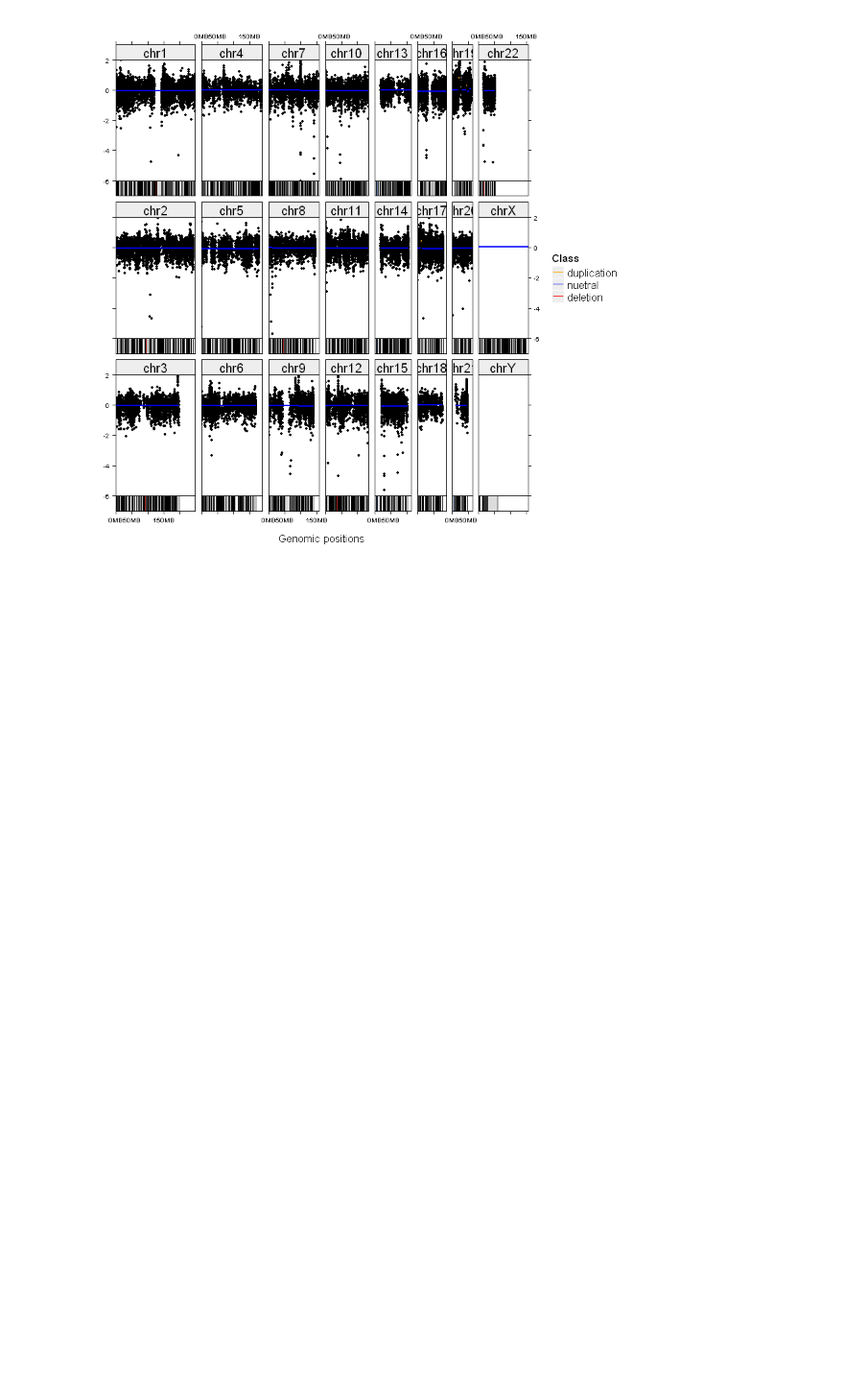
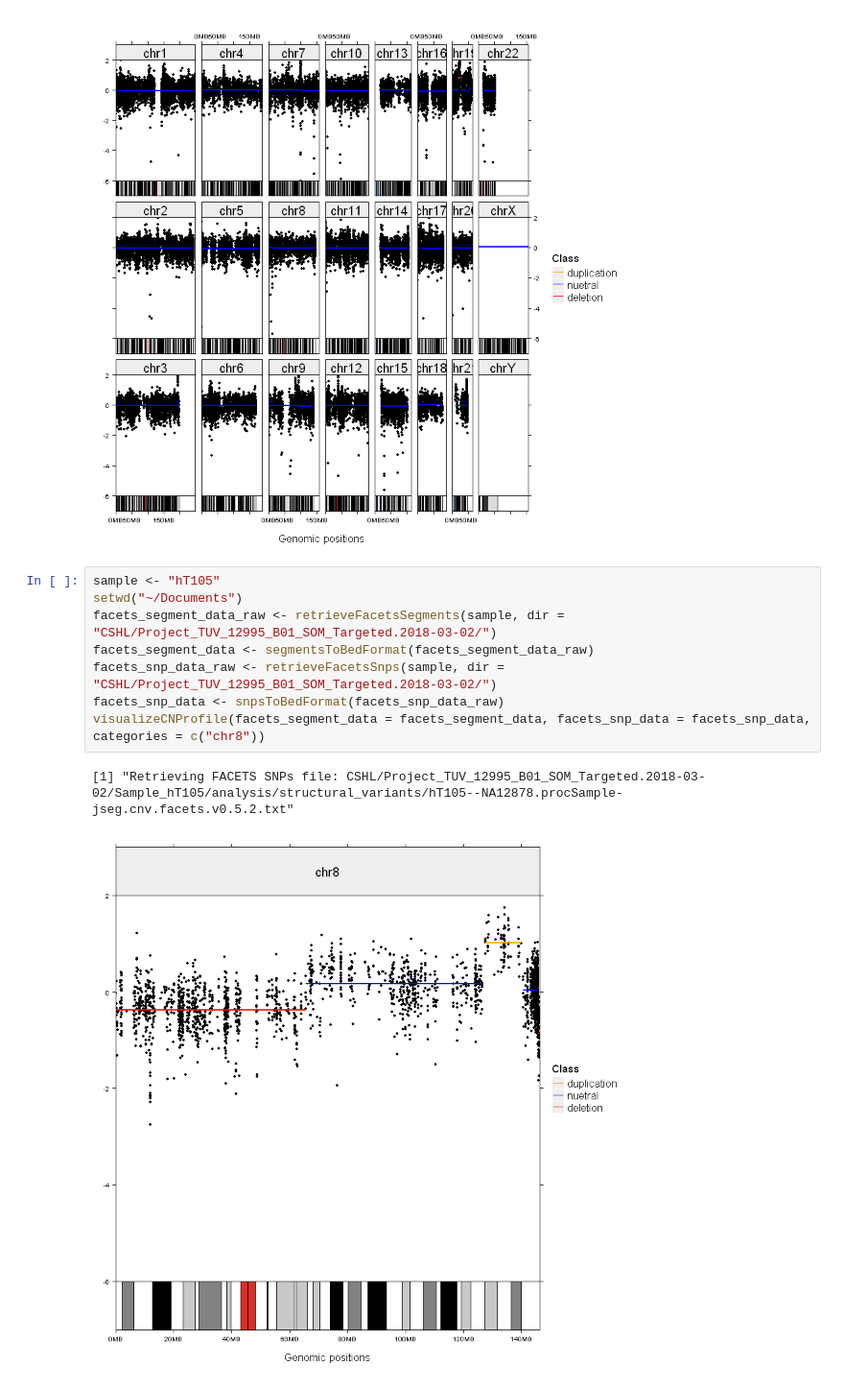
Before and after one commit to CodingBash/CNV-Clinical-Preprocessing, a Jupyter notebook: notebooks/Visualize Copy Number Profiles.ipynb, the cells around one changed output. Shown: that part at 96% size. Drawn from its saved outputs; the diff is of its cells as text; blank space fills up the shorter version.

Commit message:
Output visualization for final report paper

```diff
--- a/notebooks/Visualize Copy Number Profiles.ipynb
+++ b/notebooks/Visualize Copy Number Profiles.ipynb
@@ -268,3 +268,14 @@ facets_snp_data <- snpsToBedFormat(facets_snp_data_raw)
 visualizeCNProfile(facets_segment_data = facets_segment_data, facets_snp_data = facets_snp_data)
 # %% [output]
 [figure]
+# %%
+sample <- "hT105"
+setwd("~/Documents")
+facets_segment_data_raw <- retrieveFacetsSegments(sample, dir = "CSHL/Project_TUV_12995_B01_SOM_Targeted.2018-03-02/")
+facets_segment_data <- segmentsToBedFormat(facets_segment_data_raw)
+facets_snp_data_raw <- retrieveFacetsSnps(sample, dir = "CSHL/Project_TUV_12995_B01_SOM_Targeted.2018-03-02/")
+facets_snp_data <- snpsToBedFormat(facets_snp_data_raw)
+visualizeCNProfile(facets_segment_data = facets_segment_data, facets_snp_data = facets_snp_data, categories = c("chr8"))
+# %% [output]
+[1] "Retrieving FACETS SNPs file: CSHL/Project_TUV_12995_B01_SOM_Targeted.2018-03-02/Sample_hT105/analysis/structural_variants/hT105--NA12878.procSample-jseg.cnv.facets.v0.5.2.txt"
+[figure, added]
```
Also changed, not shown: 6 other files.
